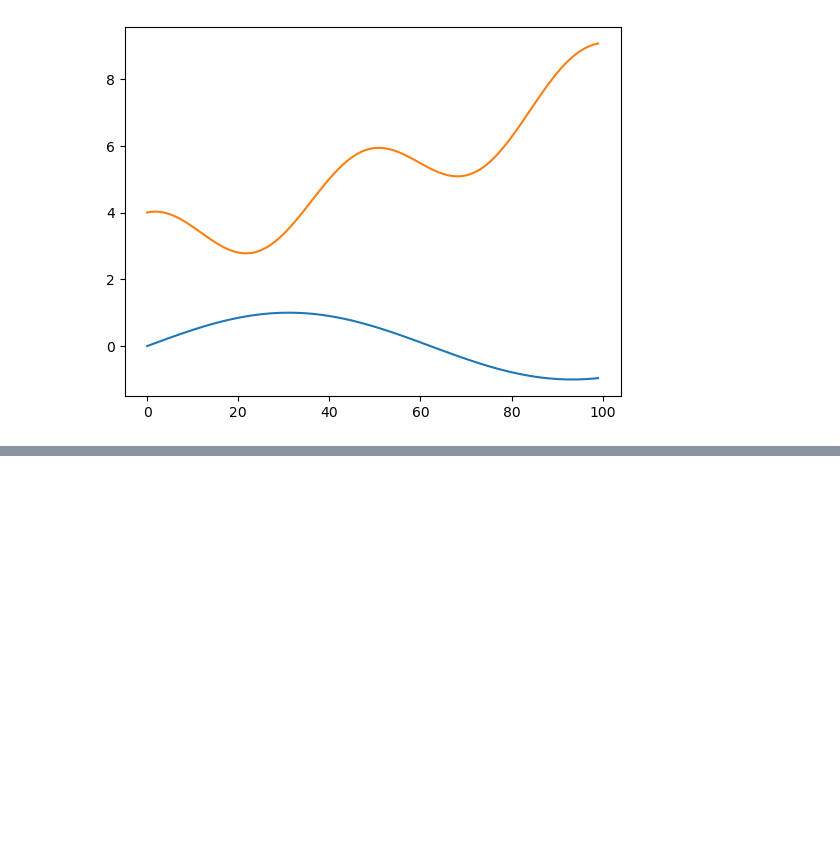
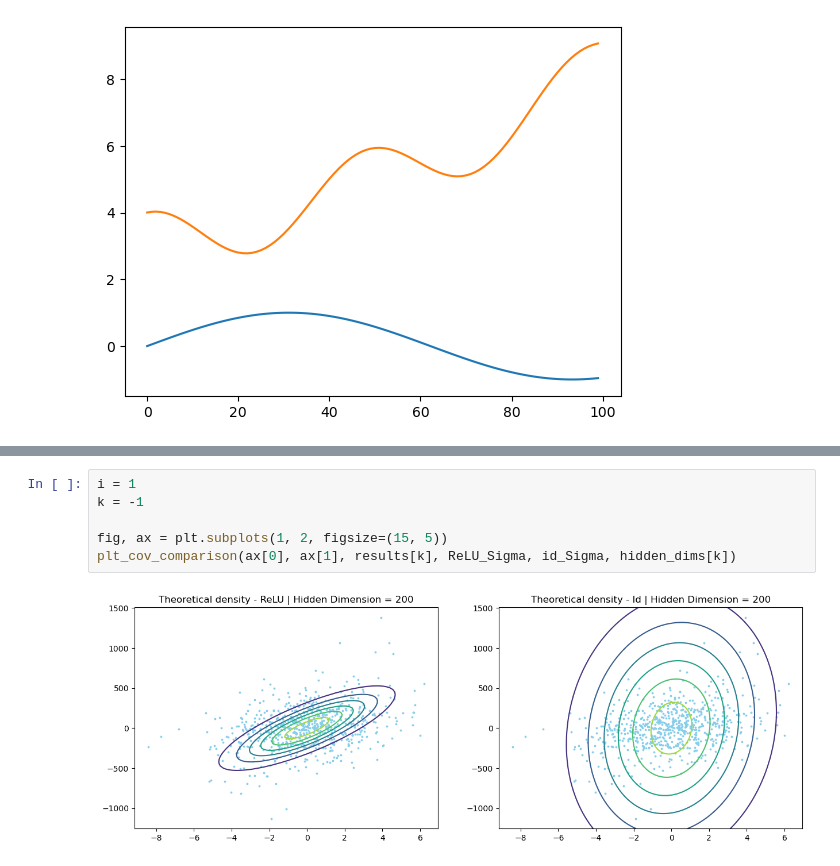
Before and after one commit to MucaCirone/NeuralSignatureKernels, a Jupyter notebook: notebooks/test.ipynb, the cells around one changed output, grey strips where cells are left out. Drawn from its saved outputs; the diff is of its cells as text; blank space fills up the shorter version.

```diff
--- a/notebooks/test.ipynb
+++ b/notebooks/test.ipynb
@@ -137,0 +327,8 @@ torch.Size([80, 80, 100, 100])
+# %%
+i = 1
+k = -1
+
+fig, ax = plt.subplots(1, 2, figsize=(15, 5))
+plt_cov_comparison(ax[0], ax[1], results[k], ReLU_Sigma, id_Sigma, hidden_dims[k])
+# %% [output]
+[figure, added]
```
Also changed, not shown: parts of 13 cells of this notebook, 2 other files.
